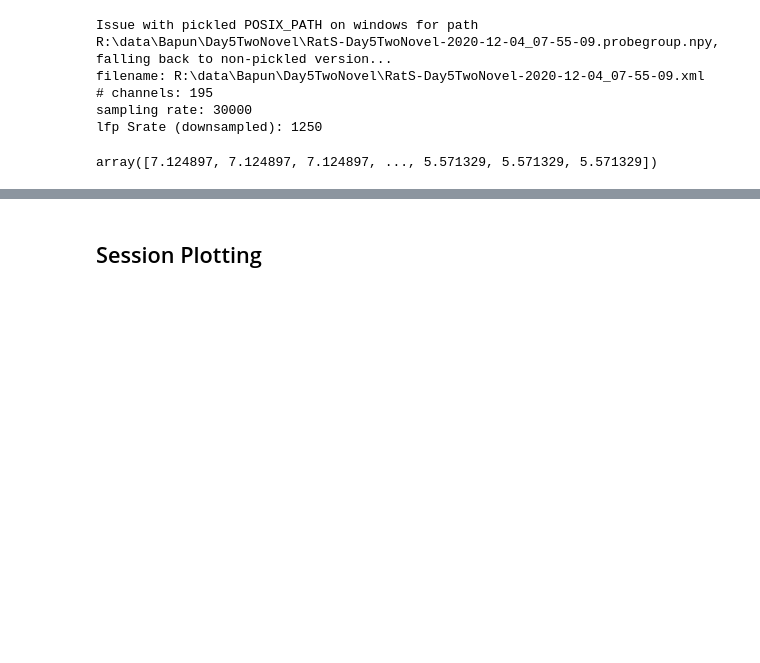
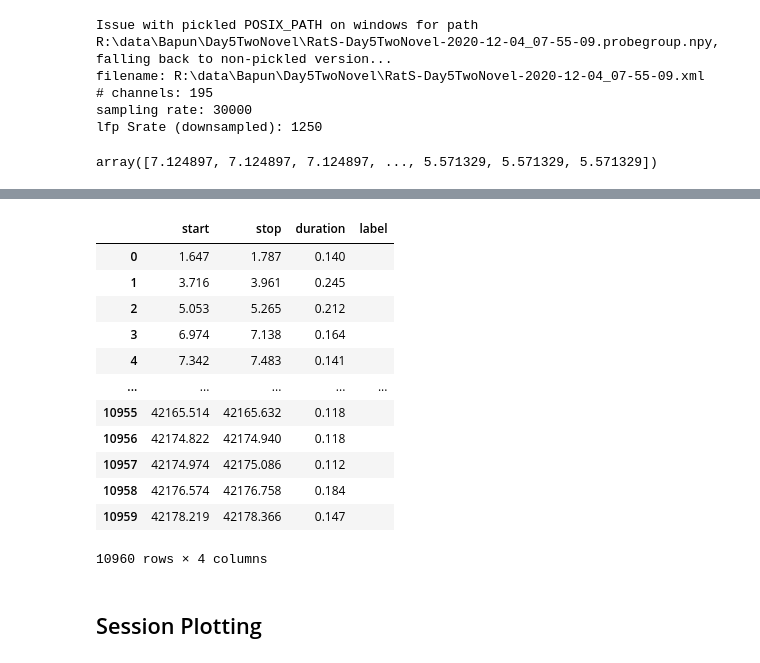
Before and after one commit to diba-lab/NeuroPy, a Jupyter notebook: examples/Placefield Analysis.ipynb, the cells around one changed output, grey strips where cells are left out. Drawn from its saved outputs; the diff is of its cells as text; code cells hidden in the pictures; blank space fills up the shorter version.

Commit message:
wrote out ripples and other computed fields

```diff
--- a/examples/Placefield Analysis.ipynb
+++ b/examples/Placefield Analysis.ipynb
@@ -92,9 +92,15 @@ plt.show()
 # %%
 ## Ripple epochs
 #To detect ripples one also needs probegroup.
-from neuropy.analyses import oscillations
+def compute_neurons_ripples(session):
+    print('computing ripple epochs for session...\n')
+    from neuropy.analyses import oscillations
+    signal = session.eegfile.get_signal()
+    ripple_epochs = oscillations.detect_ripple_epochs(signal, session.probegroup)
+    ripple_epochs.filename = session.filePrefix.with_suffix('.ripple.npy')
+    print('Saving ripple epochs results to {}...'.format(ripple_epochs.filename))
+    ripple_epochs.save()
+    print('done.\n')
+    return ripple_epochs
 
-signal = sess.eegfile.get_signal()
-ripple_epochs = oscillations.detect_ripple_epochs(signal, sess.probegroup)
-ripple_epochs.filename = sess.filePrefix.with_suffix('.ripple.npy')
-ripple_epochs.save()
+sess.ripple = compute_neurons_ripples(sess)
@@ -136,6 +160,22 @@ def compute_pbe_epochs(session):
     return pbe
 
 sess.pbe = compute_pbe_epochs(sess)
+# %%
+sess.pbe.to_dataframe()
+# %% [output]
+|  | start | stop | duration | label |
+| 0 | 1.647 | 1.787 | 0.140 |  |
+| 1 | 3.716 | 3.961 | 0.245 |  |
+| 2 | 5.053 | 5.265 | 0.212 |  |
+| 3 | 6.974 | 7.138 | 0.164 |  |
+| 4 | 7.342 | 7.483 | 0.141 |  |
+| ... | ... | ... | ... | ... |
+| 10955 | 42165.514 | 42165.632 | 0.118 |  |
+| 10956 | 42174.822 | 42174.940 | 0.118 |  |
+| 10957 | 42174.974 | 42175.086 | 0.112 |  |
+| 10958 | 42176.574 | 42176.758 | 0.184 |  |
+| 10959 | 42178.219 | 42178.366 | 0.147 |  |
+10960 rows × 4 columns
 # %% [markdown]
 ## Session Plotting
 # %%
```
Also changed, not shown: parts of 4 cells of this notebook.
